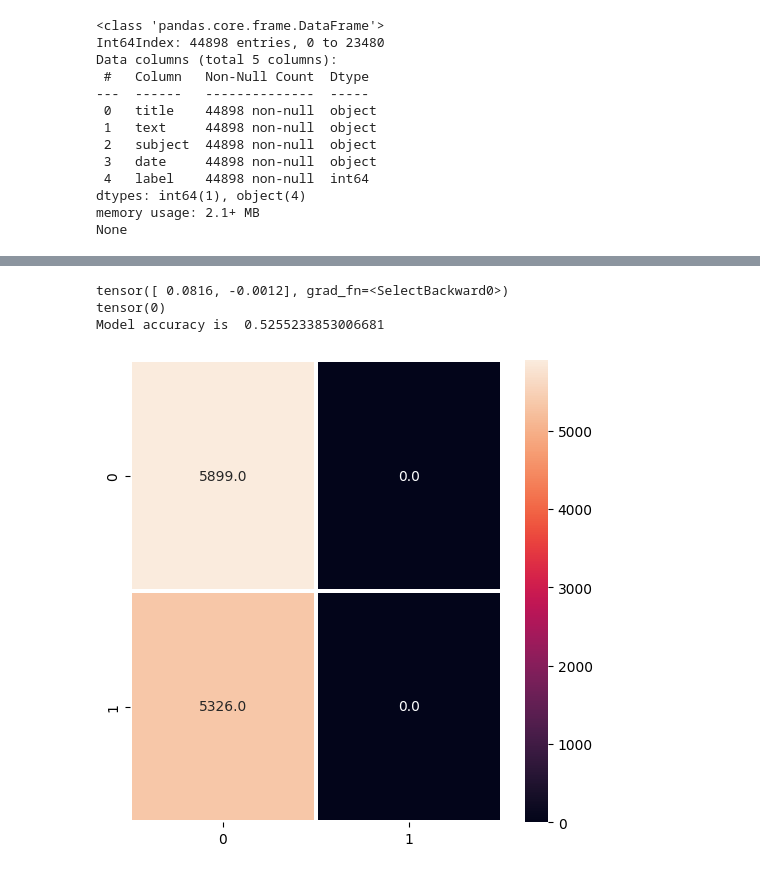
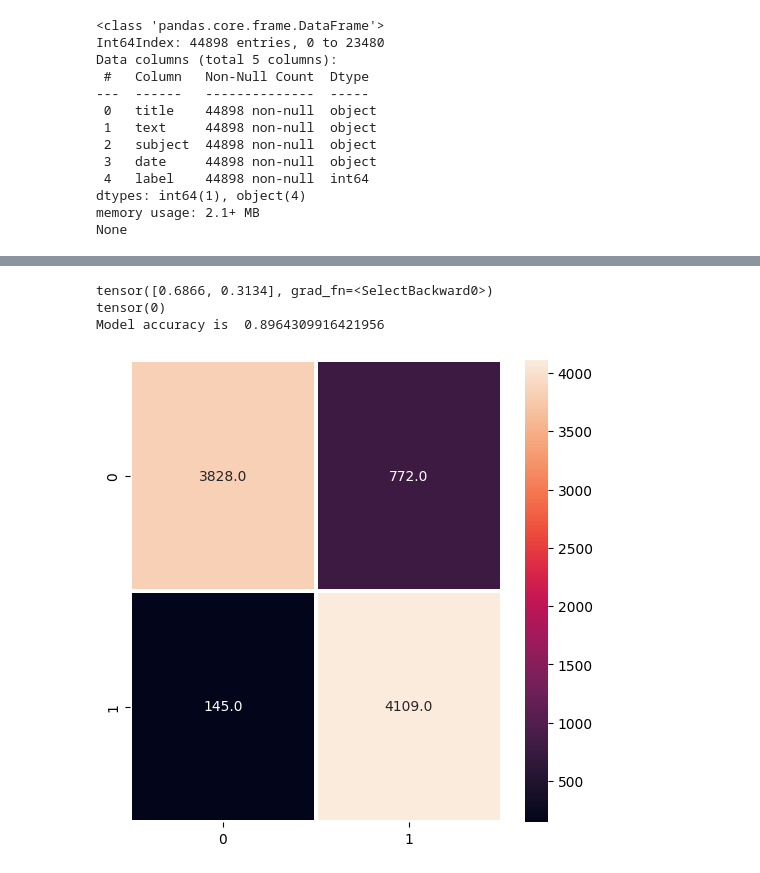
Before and after one commit to hosseindamavandi/Fake-News-Detection, a Jupyter notebook: Note-Books/ANN/ANN_Using_L1_L2.ipynb, the cells around one changed output, grey strips where cells are left out. Drawn from its saved outputs; the diff is of its cells as text; code cells hidden in the pictures.

```diff
--- a/Note-Books/ANN/ANN_Using_L1_L2.ipynb
+++ b/Note-Books/ANN/ANN_Using_L1_L2.ipynb
@@ -266,0 +182,4 @@ print(Y_test.shape)
+# %%
+from sklearn.model_selection import train_test_split
+# Split the data into training and testing sets
+X_train, X_test, y_train, y_test = train_test_split(X_combined, y, test_size=0.2, random_state=42)
@@ -289,43 +198,44 @@ class ANN(nn.Module):
 
         super(ANN,self).__init__() # Inhertiting
 
-        self.linear1 = nn.Linear(5008,2000) # IN 5008 OUT 2000
-        self.relu1 = nn.ReLU() # Actfunc 1
-
-        self.linear2 = nn.Linear(2000,500) # IN 2000 OUT 500
-        self.relu2 = nn.ReLU()
-
+        self.linear1 = nn.Linear(200,1000) # IN 200 OUT 1000
+        self.linear2 = nn.Linear(1000,500) # IN 1000 OUT 500
         self.linear3 = nn.Linear(500,100) # IN 500 OUT 100
-        self.relu3 = nn.ReLU()
-
         self.linear4 = nn.Linear(100,20) # IN 100 OUT 20
-        self.relu4 = nn.ReLU()
-
         self.linear5 = nn.Linear(20,2) # IN 20 OUT 2 | OUTPUT
 
+        #* activation functions
+        self.hidden_activation = nn.LeakyReLU()
+        self.output_activation = nn.Softmax(dim=1)
 
     def forward(self,x):
 
         out = self.linear1(x) # Input Layer
-        out = self.relu1(out)
+        out = self.hidden_activation(out)
 
         out = self.linear2(out) # Hidden Layer 1
-        out = self.relu2(out)
+        out = self.hidden_activation(out)
 
         out = self.linear3(out) # Hidden Layer 2
-        out = self.relu3(out)
+        out = self.hidden_activation(out)
 
         out = self.linear4(out) # Hidden Layer 3
-        out = self.relu4(out)
+        out = self.hidden_activation(out)
 
 
         out = self.linear5(out) # Output Layer
-
+        out = self.output_activation(out)
         return out
 
+    def compute_l1_loss(self, w):
+        return torch.abs(w).sum()
 
-model = ANN()
-optimizer = torch.optim.Adam(model.parameters(),lr=0.01)
+    def compute_l2_loss(self, w):
+        return torch.square(w).sum()
+
+
+ann_model = ANN()
+optimizer = torch.optim.Adam(ann_model.parameters(),lr=0.01)
 # optimizer = torch.optim.Adam(model.parameters(), lr=0.01 * (0.1 ** (epoch // 10)))
 # optimizer = torch.optim.AdamW(model.parameters(), lr=0.01)
 
@@ -392,23 +309,23 @@ from sklearn.metrics import accuracy_score,confusion_matrix
 
 
 # Prediction
-y_head = model(X_test)
+y_head = ann_model(X_test)
 print(y_head[0])
 # Converting Prediction into labels
 y_pred = torch.max(y_head,1)[1]
 print(y_pred[0])
 
 # Accuracy score
-print("Model accuracy is ",accuracy_score(y_pred,Y_test))
+print("Model accuracy is ",accuracy_score(y_pred,y_test))
 # %% [output]
-tensor([ 0.0816, -0.0012], grad_fn=<SelectBackward0>)
+tensor([0.6866, 0.3134], grad_fn=<SelectBackward0>)
 tensor(0)
-Model accuracy is  0.5255233853006681
+Model accuracy is  0.8964309916421956
 # %%
-confusion_matrix = confusion_matrix(y_pred=y_pred,y_true=Y_test)
+confusion_matrix = confusion_matrix(y_pred=y_pred,y_true=y_test)
 
 fig,ax = plt.subplots(figsize=(6,6))
 sns.heatmap(confusion_matrix,annot=True,fmt="0.1f",linewidths=1.5)
 plt.show()
 # %% [output]
-[figure, old version]
+[figure, new version]
```
Also changed, not shown: parts of 31 cells of this notebook.
